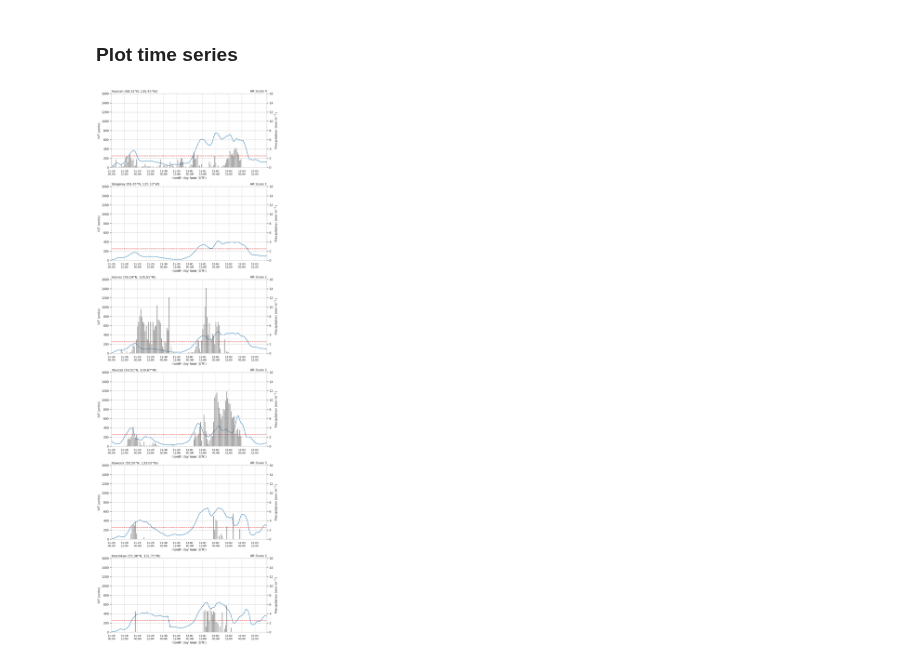
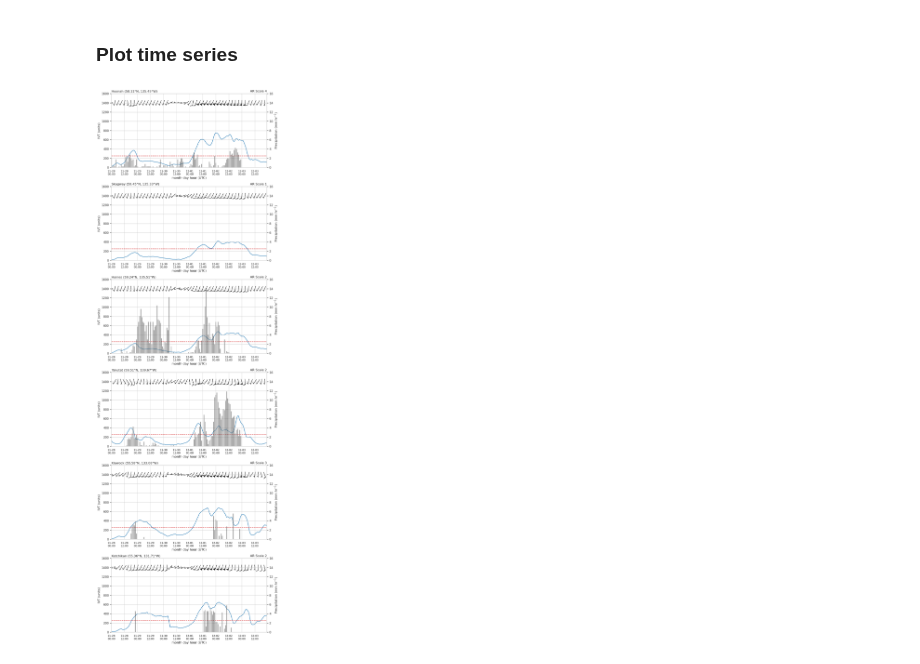
Before and after one commit to dlnash/SEAK_climatology, a Jupyter notebook: analysis/Haines_2020_case_study.ipynb, the cells around one changed output. Cells and saved outputs as stored; diff of their text form; code cells hidden in the pictures.

Commit message:
add IVT barbs to Haines time series

```diff
--- a/analysis/Haines_2020_case_study.ipynb
+++ b/analysis/Haines_2020_case_study.ipynb
@@ -86,11 +86,11 @@ row_lbl = []
 rank = []
 for i, (slon, slat) in enumerate(zip(xs2, ys2)):
     ds = era.sel(lat=slat, lon=slon, method="nearest")
-    df = ds.IVT.to_dataframe()
+    df = ds.to_dataframe() # IVT magnitude
     df_lst.append(df)
 
     # calculate AR rank
-    rank.append(AR_rank(df))
+    rank.append(AR_rank(df.IVT))
 
     # make nice labels for plot
     lbl = u"{:.2f}\N{DEGREE SIGN}N, {:.2f}\N{DEGREE SIGN}W".format(slat, slon*-1)
@@ -290,6 +290,9 @@ x_labels = []
 for i, x in enumerate(x_ticks):
     t = pd.to_datetime(x_ticks[i])
     x_labels.append(t.strftime('%m-%d %H')+':00')
+
+
+barb_dict = {'half': 50, 'full': 250, 'flag': 500}
 # %%
 fname = path_to_figs + 'precip-IVT_time_series_dec2020'
 fmt = 'png'
@@ -317,6 +320,12 @@ for i, (df, lbl) in enumerate(zip(merge_df_final, lbl1)):
 
     # add 250 kg m-1 s-1 threshold
     ax.axhline(y=250.0, color='tab:red', linestyle='--')
+
+    # add IVT barbs
+    uvec = df.uIVT
+    vvec = df.vIVT
+    Q = ax.barbs(df.time[::3], 1400, uvec[::3], vvec[::3], pivot='middle',
+             barbcolor='k', length=6.5, barb_increments=barb_dict)
 
 
     # ax.set_ylabel(ylbl[i])
@@ -334,31 +343,31 @@ for i, (df, lbl) in enumerate(zip(merge_df_final, lbl1)):
     # ax.set_xlabel(xaxis_lbl[i])
     ax.set_xlabel(xaxis_lbl_all)
 
 
     ## add twin axis for precip info
     ax2 = ax.twinx()  # instantiate a second axes that shares the same x-axis
     # prec = sns.barplot(x=df.index, y="p01i", data=df, color='k', alpha=0.5, ax=ax2)
     prec = ax2.bar(x=df.index, height=df.p01i, width=0.035, color='k', alpha=0.4, align='center')
     # prec2 = ax2.bar(x=df.index, height=df.prec, width=0.035, color='tab:blue', alpha=0.5, align='center')
     # ax2.set_ylabel(ylbl2[i])
     ax2.set_ylabel(ylbl2_all)
     ax2.set_ylim(0, 16)
 
     ## x-axis format dates/ticks
     ax2.set_xlim(df.index.min(), df.index.max())
     ax2.set_xticks(x_ticks[::12]) # set the labels every 24 hours
     # ax2.set_xticklabels(x_labels[::12], fontsize=10)
     ax2.set_xticklabels([textwrap.fill(label, 5) for label in x_labels[::12]], fontsize=10)
     # ax2.set_xlabel(xaxis_lbl[i])
     ax2.set_xlabel(xaxis_lbl_all)
 
 
 
 # Save the figure
 fig.tight_layout()
 fig.savefig('%s.%s' % (fname, fmt), bbox_inches='tight', dpi=300)
 
 # Show
 plt.show()
 # %% [output]
-[figure, old version]
+[figure, new version]
```
Also changed, not shown: parts of 4 cells of this notebook, 11 other files.
